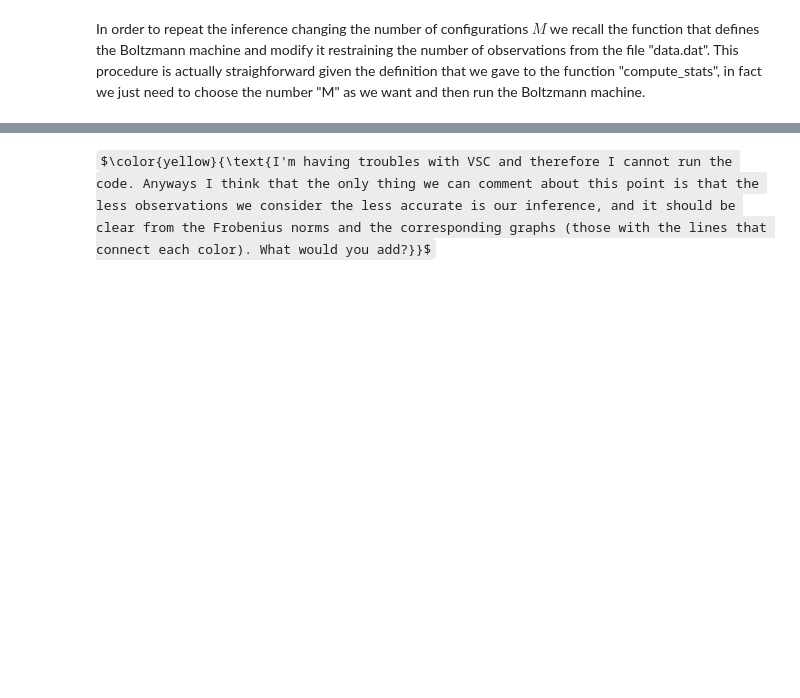
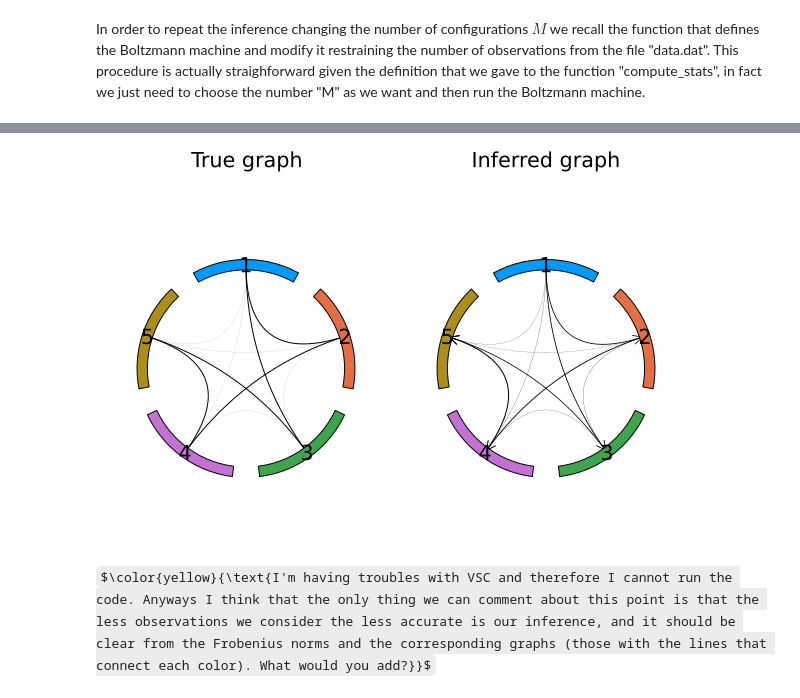
Before and after one commit to AndreaScale/Bayesian-inference-of-a-contact-network-of-Potts-variables., a Jupyter notebook: PROGETTO.ipynb, the cells around one changed output, grey strips where cells are left out. Cells and saved outputs as stored; diff of their text form; code cells hidden in the pictures; some formulas as TeX source; blank space fills up the shorter version.

```diff
--- a/PROGETTO.ipynb
+++ b/PROGETTO.ipynb
@@ -338,5 +388,6 @@ plot(p1, p2, aspect_ratio = 1)
 # %%
-p1 = graphplot(f_true, edgewidth = abs.(f_true), names = 1:N, method = :chorddiagram, title = "True graph")
-p2 = graphplot(Fij4, edgewidth = abs.(Fij), names = 1:N, method = :chorddiagram, title = "Inferred graph")
+p6 = graphplot(Fij5, edgewidth = abs.(Fij5), names = 1:N, method = :chorddiagram, title = "Inferred graph")
 
-plot(p1, p2, aspect_ratio = 1)
+plot(p1, p6, aspect_ratio = 1)
+# %% [output]
+[figure, added]
```
Also changed, not shown: parts of 8 cells of this notebook.
